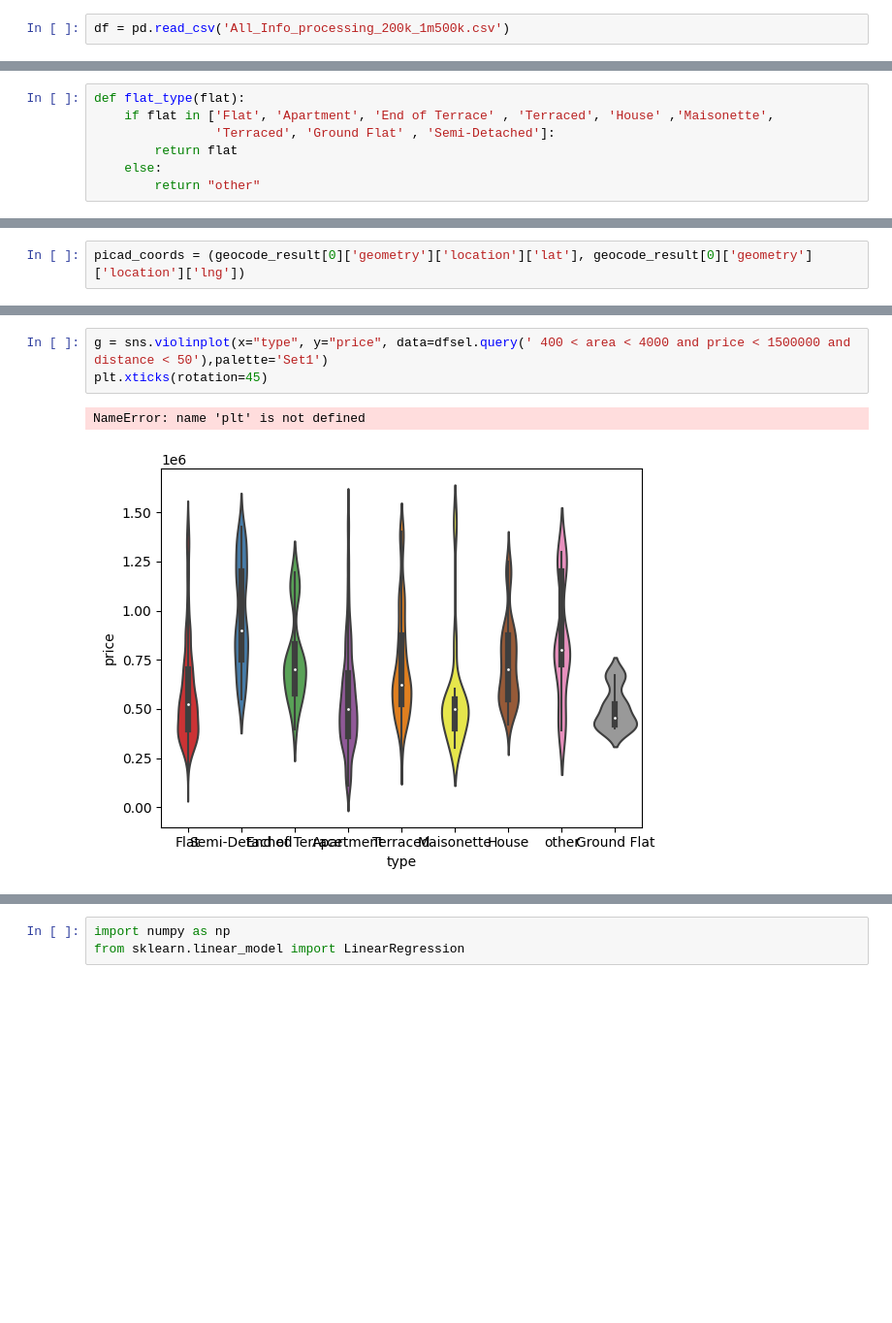
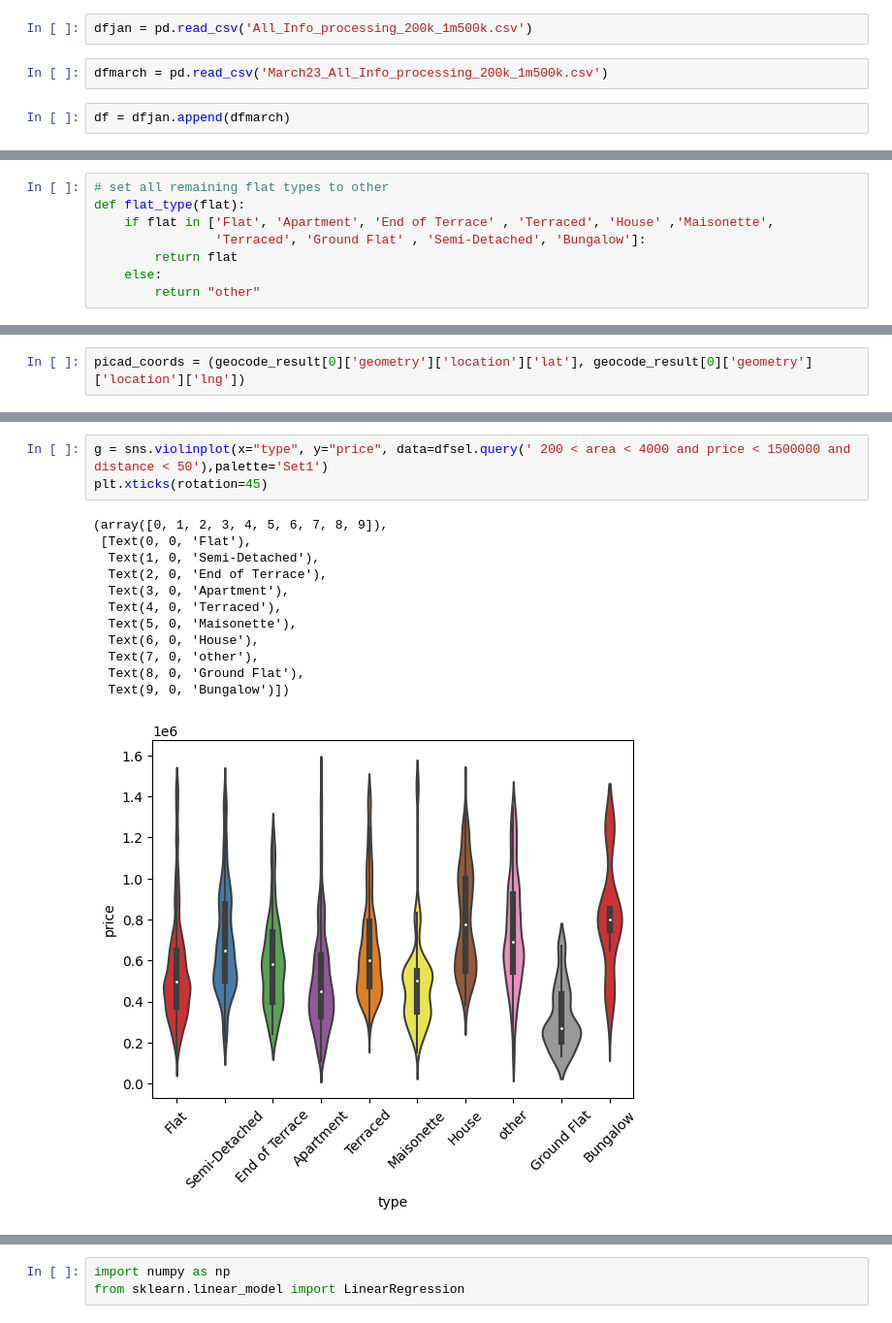
Before and after one commit to willsutcliffe/rightmove-price-prediction, a Jupyter notebook: Last_preprocessing_and_final_analysis.ipynb, the cells around one changed output, grey strips where cells are left out. Shown at 97% size. Drawn from its saved outputs; the diff is of its cells as text; blank space fills up the shorter version.

```diff
--- a/Last_preprocessing_and_final_analysis.ipynb
+++ b/Last_preprocessing_and_final_analysis.ipynb
@@ -6,2 +20,6 @@ import pandas as pd
 # %%
-df = pd.read_csv('All_Info_processing_200k_1m500k.csv')
+dfjan = pd.read_csv('All_Info_processing_200k_1m500k.csv')
+# %%
+dfmarch = pd.read_csv('March23_All_Info_processing_200k_1m500k.csv')
+# %%
+df = dfjan.append(dfmarch)
@@ -121,7 +141,8 @@ array(['Apartment', 'Block of Apartments', 'Detached', 'Duplex',
 # %%
+# set all remaining flat types to other
 def flat_type(flat):
     if flat in ['Flat', 'Apartment', 'End of Terrace' , 'Terraced', 'House' ,'Maisonette',
-                'Terraced', 'Ground Flat' , 'Semi-Detached']:
+                'Terraced', 'Ground Flat' , 'Semi-Detached', 'Bungalow']:
         return flat
     else:
         return "other"
@@ -233,6 +337,16 @@ g.plot_marginals(sns.histplot)
 # %%
-g = sns.violinplot(x="type", y="price", data=dfsel.query(' 400 < area < 4000 and price < 1500000 and distance < 50'),palette='Set1')
+g = sns.violinplot(x="type", y="price", data=dfsel.query(' 200 < area < 4000 and price < 1500000 and distance < 50'),palette='Set1')
 plt.xticks(rotation=45)
 # %% [output]
-NameError: name 'plt' is not defined
+(array([0, 1, 2, 3, 4, 5, 6, 7, 8, 9]),
+ [Text(0, 0, 'Flat'),
+  Text(1, 0, 'Semi-Detached'),
+  Text(2, 0, 'End of Terrace'),
+  Text(3, 0, 'Apartment'),
+  Text(4, 0, 'Terraced'),
+  Text(5, 0, 'Maisonette'),
+  Text(6, 0, 'House'),
+  Text(7, 0, 'other'),
+  Text(8, 0, 'Ground Flat'),
+  Text(9, 0, 'Bungalow')])
-[figure, old version]
+[figure, new version]
```
Also changed, not shown: parts of 115 cells of this notebook, 4 other files.
